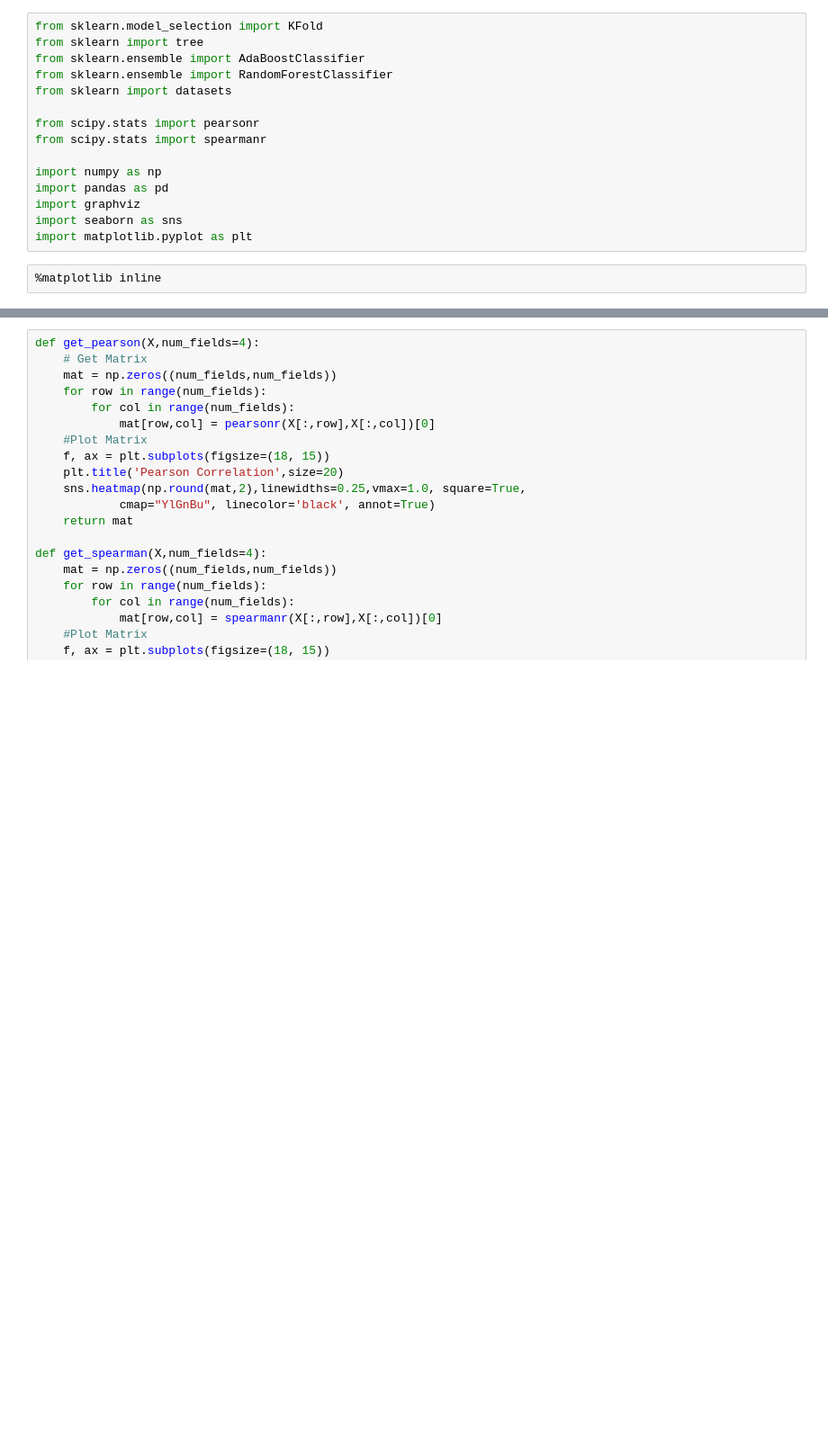
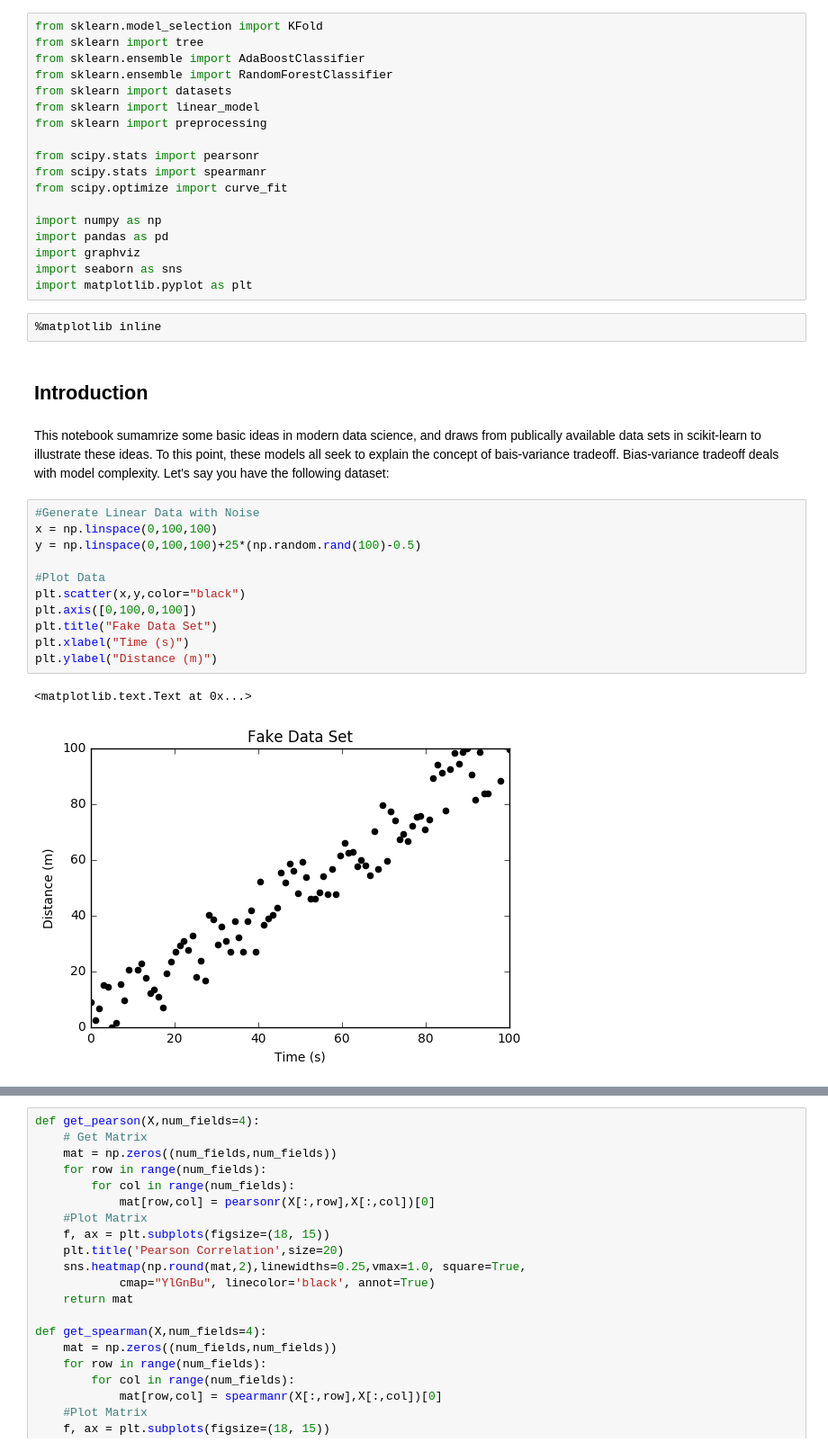
Before and after one commit to jtutmaher/sklearn, a Jupyter notebook: BiasVariance.ipynb, the cells around one changed output, grey strips where cells are left out. Shown at 90% size. Saved outputs shown, nothing was run; the diff lists cells and outputs as text; blank space fills up the shorter version.

Commit message:
Updated BiasVariance Tutorial - Still Work in Progress

```diff
--- a/BiasVariance.ipynb
+++ b/BiasVariance.ipynb
@@ -4,9 +6,12 @@ from sklearn import tree
 from sklearn.ensemble import AdaBoostClassifier
 from sklearn.ensemble import RandomForestClassifier
 from sklearn import datasets
+from sklearn import linear_model
+from sklearn import preprocessing
 
 from scipy.stats import pearsonr
 from scipy.stats import spearmanr
+from scipy.optimize import curve_fit
 
 import numpy as np
 import pandas as pd
@@ -15,3 +20,21 @@ import seaborn as sns
 import matplotlib.pyplot as plt
 # %%
 %matplotlib inline
+# %% [markdown]
+## Introduction
+# %% [markdown]
+This notebook sumamrize some basic ideas in modern data science, and draws from publically available data sets in scikit-learn to illustrate these ideas. To this point, these models all seek to explain the concept of bais-variance tradeoff. Bias-variance tradeoff deals with model complexity. Let's say you have the following dataset:
+# %%
+#Generate Linear Data with Noise
+x = np.linspace(0,100,100)
+y = np.linspace(0,100,100)+25*(np.random.rand(100)-0.5)
+
+#Plot Data
+plt.scatter(x,y,color="black")
+plt.axis([0,100,0,100])
+plt.title("Fake Data Set")
+plt.xlabel("Time (s)")
+plt.ylabel("Distance (m)")
+# %% [output]
+<matplotlib.text.Text at 0x...>
+[figure, added]
```
Also changed, not shown: parts of 16 cells of this notebook, 2 other files.
